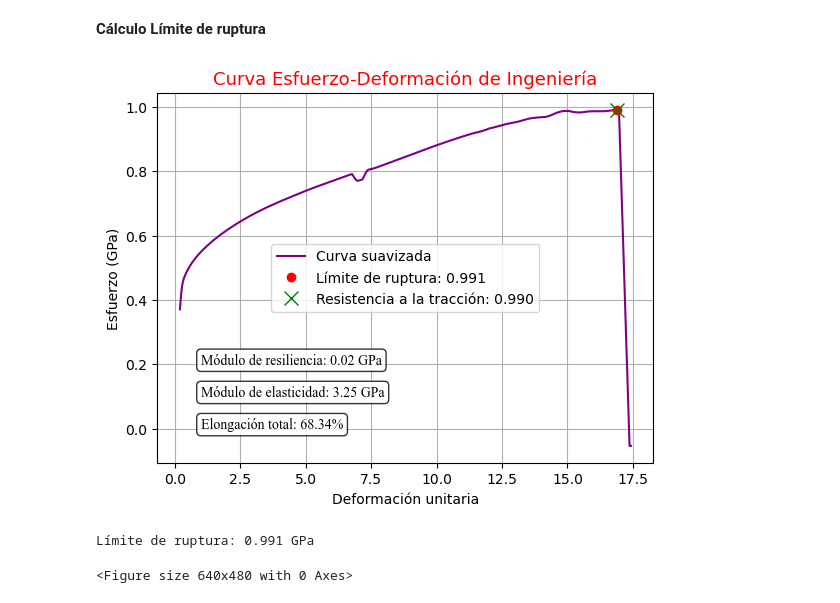
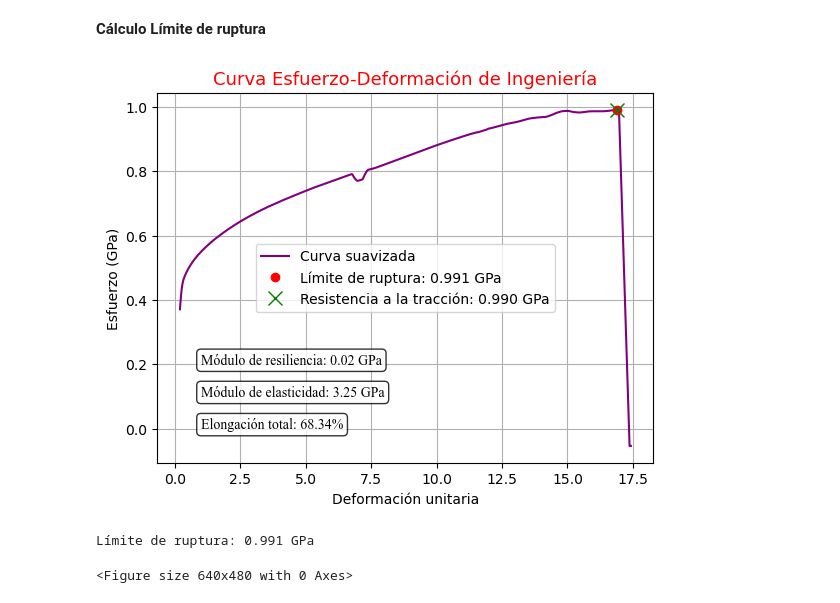
Before and after one commit to danieladonado/Tracci-n, a Jupyter notebook: informe_traccion.ipynb, the cells around one changed output. Cells and saved outputs as stored; diff of their text form; code cells hidden in the pictures.

```diff
--- a/informe_traccion.ipynb
+++ b/informe_traccion.ipynb
@@ -158,35 +158,35 @@ idx_max = np.argmax(df["esfuerzo_suav"])
 x_max = df["deformacion_suav"].iloc[idx_max]
 y_max = df["esfuerzo_suav"].iloc[idx_max]
 
 # Nueva área final
 area_final = (9.86 * 0.35)  # mm²
 area_metros = area_final * 1e-6
 
 fig, ax = plt.subplots()
 
 # Graficar curva suavizada
 ax.plot(df["deformacion_suav"], df["esfuerzo_suav"], color="purple", label="Curva suavizada")
 
 # Marcar el punto máximo
-ax.plot(x_max, y_max, "ro", label=f"Límite de ruptura: {y_max:.3f}", zorder=7)
-ax.plot(16.910,0.99, 'x', markersize= 10, color='green', label=f'Resistencia a la tracción: {resistencia_traccion:.2f}0', zorder=20)
+ax.plot(x_max, y_max, "ro", label=f"Límite de ruptura: {y_max:.3f} GPa", zorder=7)
+ax.plot(16.910,0.99, 'x', markersize= 10, color='green', label=f'Resistencia a la tracción: {resistencia_traccion:.2f}0 GPa', zorder=20)
 ax.text(1,0,f'Elongación total: {elongacion_total:.2f}%',rotation="horizontal",fontfamily = "times new roman",
         bbox=dict(boxstyle="round,pad=0.3", facecolor="white", alpha=0.8))
 ax.text(1,0.1,f'Módulo de elasticidad: {m:.2f} GPa',rotation="horizontal",fontfamily = "times new roman",
         bbox=dict(boxstyle="round,pad=0.3", facecolor="white", alpha=0.8))
 ax.text(1,0.2,f'Módulo de resiliencia: {Resiliencia:.2f} GPa',rotation="horizontal",fontfamily = "times new roman",
         bbox=dict(boxstyle="round,pad=0.3", facecolor="white", alpha=0.8))
 
 ax.set_title("Curva Esfuerzo-Deformación de Ingeniería", fontsize=13, color="red")
 ax.set_xlabel("Deformación unitaria")
 ax.set_ylabel("Esfuerzo (GPa)")
 ax.legend()
 plt.grid()
 plt.show()
 print(f"Límite de ruptura: {y_max:.3f} GPa")
 
 plt.savefig("Curva_Def_esfuerzo2.jpg", dpi = 1200,bbox_inches = "tight")
 # %% [output]
-[figure, old version]
+[figure, new version]
 Límite de ruptura: 0.991 GPa
 <Figure size 640x480 with 0 Axes>
```
Also changed, not shown: parts of 1 cell of this notebook.
